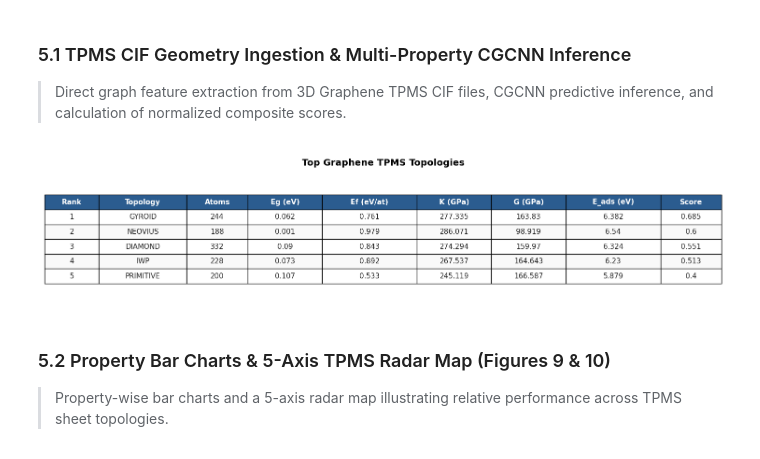
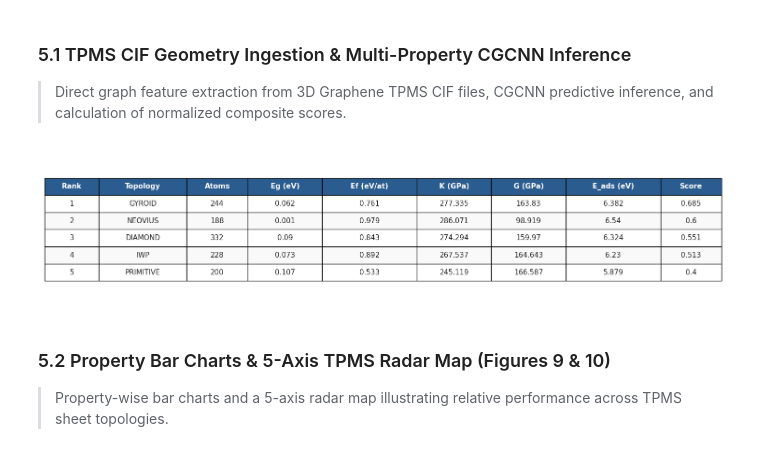
Before and after one commit to amar-codes02/CGCNN-MULTI-PROPERTY, a Jupyter notebook: notebooks/JARVIS_DFT3D_Data_Extraction.ipynb, the cells around one changed output. Saved outputs shown, nothing was run; the diff lists cells and outputs as text; code cells hidden in the pictures.

```diff
--- a/notebooks/JARVIS_DFT3D_Data_Extraction.ipynb
+++ b/notebooks/JARVIS_DFT3D_Data_Extraction.ipynb
@@ -1159,35 +1206,35 @@ for f in tpms_files:
         "Bulk_Modulus_GPa": bm,
         "Shear_Modulus_GPa": sm,
         "Adsorption_Energy_eV": e_ads_est
     })
 
 df_tpms = pd.DataFrame(tpms_results)
 
 df_tpms["Score_Band_Gap"] = minmax_norm(df_tpms["Band_Gap_eV"], invert=True)
 df_tpms["Score_Formation_Energy"] = minmax_norm(df_tpms["Formation_Energy_eV_atom"], invert=True)
 df_tpms["Score_Bulk_Modulus"] = minmax_norm(df_tpms["Bulk_Modulus_GPa"], invert=False)
 df_tpms["Score_Shear_Modulus"] = minmax_norm(df_tpms["Shear_Modulus_GPa"], invert=False)
 df_tpms["Score_Adsorption_Energy"] = minmax_norm(df_tpms["Adsorption_Energy_eV"], invert=False)
 
 df_tpms["Overall_Score"] = (
     0.20 * df_tpms["Score_Band_Gap"] +
     0.20 * df_tpms["Score_Formation_Energy"] +
     0.20 * df_tpms["Score_Bulk_Modulus"] +
     0.20 * df_tpms["Score_Shear_Modulus"] +
     0.20 * df_tpms["Score_Adsorption_Energy"]
 )
 
 df_tpms = df_tpms.sort_values("Overall_Score", ascending=False).reset_index(drop=True)
 df_tpms["Overall_Rank"] = df_tpms.index + 1
 
 df_tpms_table = df_tpms[[
     "Overall_Rank", "TPMS", "Num_Atoms", "Band_Gap_eV", "Formation_Energy_eV_atom", "Bulk_Modulus_GPa", "Shear_Modulus_GPa", "Adsorption_Energy_eV", "Overall_Score"
 ]].round(3)
 df_tpms_table.columns = ["Rank", "Topology", "Atoms", "Eg (eV)", "Ef (eV/at)", "K (GPa)", "G (GPa)", "E_ads (eV)", "Score"]
 
-render_df_to_fig(df_tpms_table, title="Top Graphene TPMS Topologies", filename="table_tpms_topologies")
+render_df_to_fig(df_tpms_table, title="", filename="table_tpms_topologies")
 # %% [output]
-[figure, old version]
+[figure, new version]
 # %% [markdown]
 ### 5.2 Property Bar Charts & 5-Axis TPMS Radar Map (Figures 9 & 10)
 > Property-wise bar charts and a 5-axis radar map illustrating relative performance across TPMS sheet topologies.
```
Also changed, not shown: parts of 6 cells of this notebook, 32 other files.
